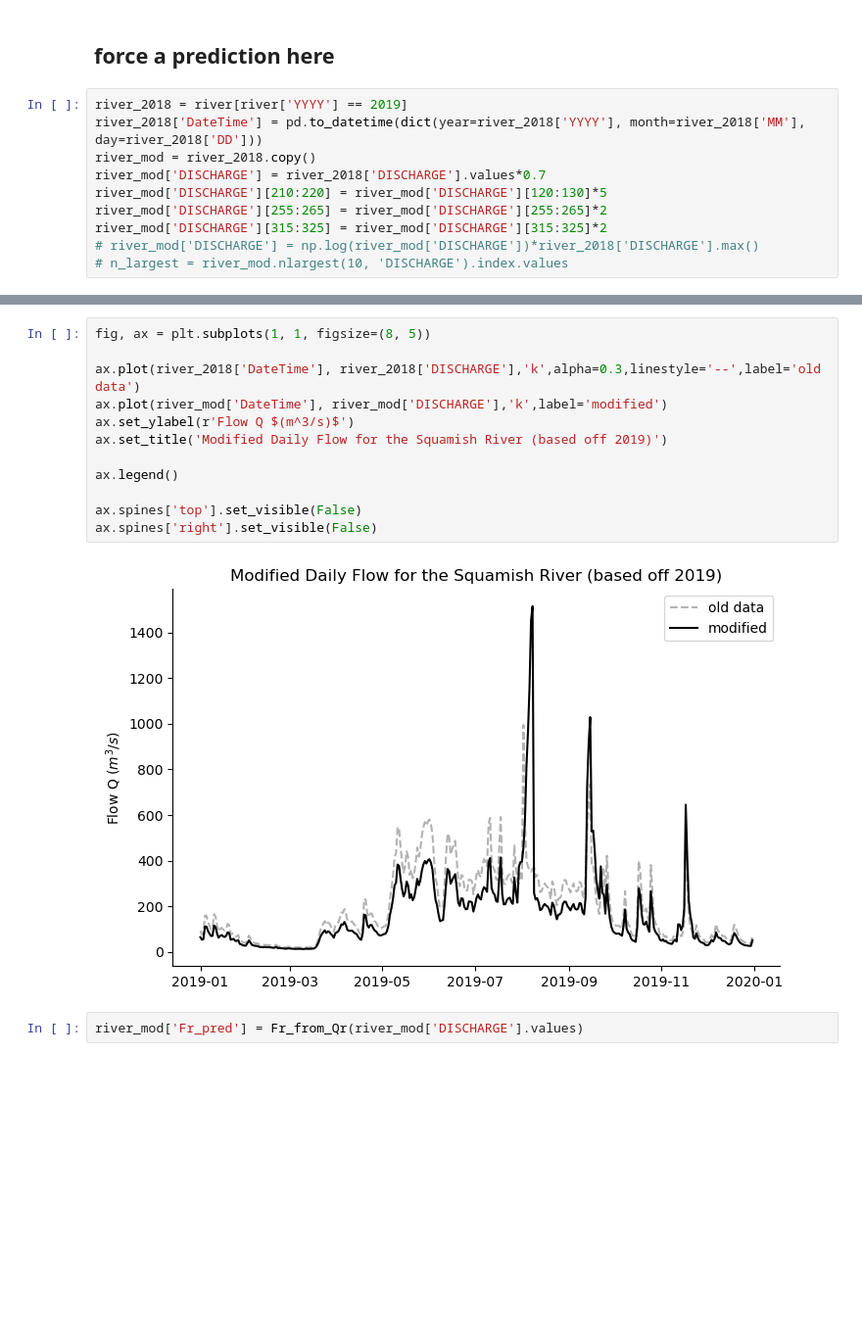
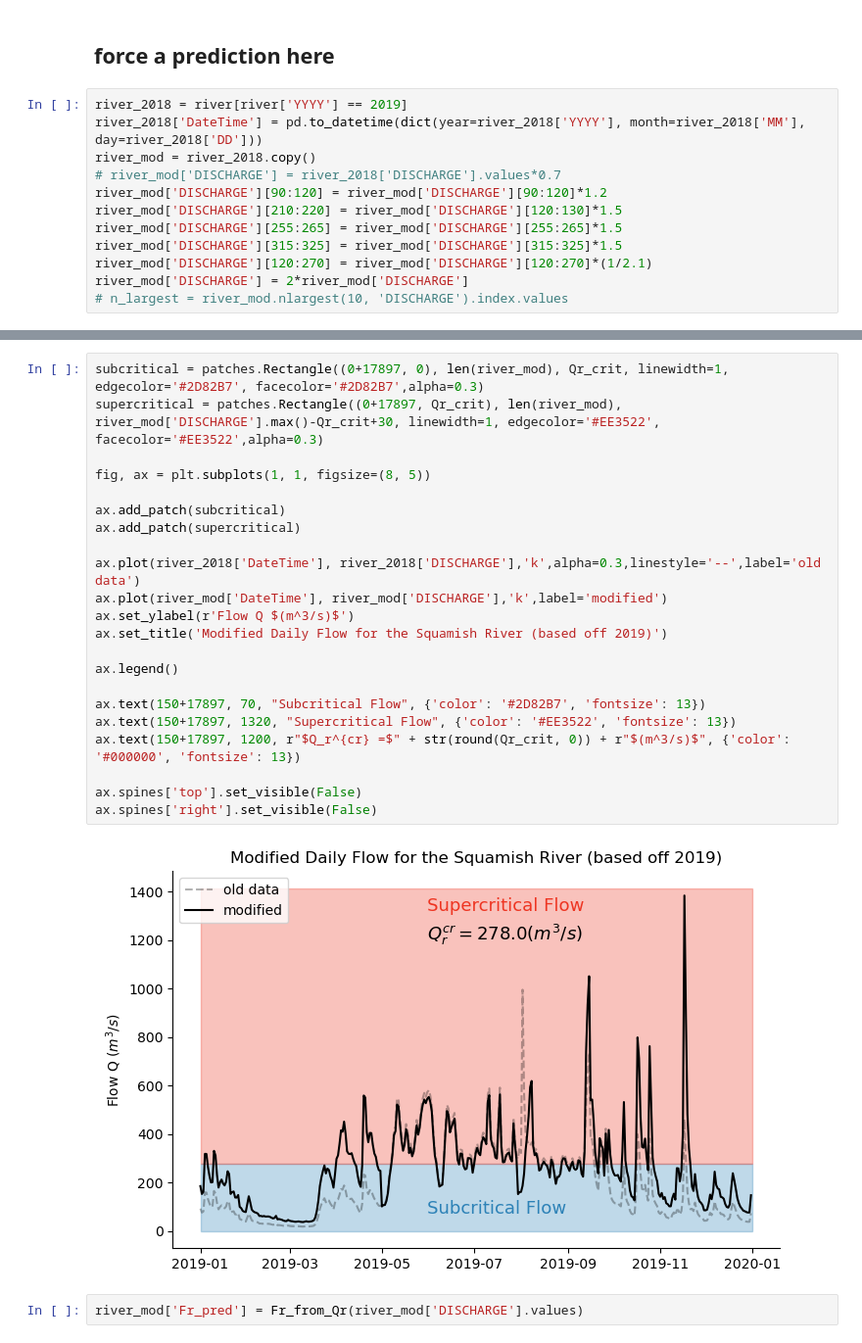
Before and after one commit to SalishSeaCast/analysis-cassidy, a Jupyter notebook: notebooks/civil541/sw_results_analysis.ipynb, the cells around one changed output, grey strips where cells are left out. Shown at 98% size. Cells and saved outputs as stored; diff of their text form; blank space fills up the shorter version.

```diff
--- a/notebooks/civil541/sw_results_analysis.ipynb
+++ b/notebooks/civil541/sw_results_analysis.ipynb
@@ -221,11 +285,13 @@ Percent subcritical: 65.0
 river_2018 = river[river['YYYY'] == 2019]
 river_2018['DateTime'] = pd.to_datetime(dict(year=river_2018['YYYY'], month=river_2018['MM'], day=river_2018['DD']))
 river_mod = river_2018.copy()
-river_mod['DISCHARGE'] = river_2018['DISCHARGE'].values*0.7
-river_mod['DISCHARGE'][210:220] = river_mod['DISCHARGE'][120:130]*5
-river_mod['DISCHARGE'][255:265] = river_mod['DISCHARGE'][255:265]*2
-river_mod['DISCHARGE'][315:325] = river_mod['DISCHARGE'][315:325]*2
-# river_mod['DISCHARGE'] = np.log(river_mod['DISCHARGE'])*river_2018['DISCHARGE'].max()
+# river_mod['DISCHARGE'] = river_2018['DISCHARGE'].values*0.7
+river_mod['DISCHARGE'][90:120] = river_mod['DISCHARGE'][90:120]*1.2
+river_mod['DISCHARGE'][210:220] = river_mod['DISCHARGE'][120:130]*1.5
+river_mod['DISCHARGE'][255:265] = river_mod['DISCHARGE'][255:265]*1.5
+river_mod['DISCHARGE'][315:325] = river_mod['DISCHARGE'][315:325]*1.5
+river_mod['DISCHARGE'][120:270] = river_mod['DISCHARGE'][120:270]*(1/2.1)
+river_mod['DISCHARGE'] = 2*river_mod['DISCHARGE']
 # n_largest = river_mod.nlargest(10, 'DISCHARGE').index.values
 # %% [output]
 A value is trying to be set on a copy of a slice from a DataFrame.
@@ -252,17 +334,27 @@ See the caveats in the documentation: https://pandas.pydata.org/pandas-docs/stab
 # %%
+subcritical = patches.Rectangle((0+17897, 0), len(river_mod), Qr_crit, linewidth=1, edgecolor='#2D82B7', facecolor='#2D82B7',alpha=0.3)
+supercritical = patches.Rectangle((0+17897, Qr_crit), len(river_mod), river_mod['DISCHARGE'].max()-Qr_crit+30, linewidth=1, edgecolor='#EE3522', facecolor='#EE3522',alpha=0.3)
+
 fig, ax = plt.subplots(1, 1, figsize=(8, 5))
+
+ax.add_patch(subcritical)
+ax.add_patch(supercritical)
 
 ax.plot(river_2018['DateTime'], river_2018['DISCHARGE'],'k',alpha=0.3,linestyle='--',label='old data')
 ax.plot(river_mod['DateTime'], river_mod['DISCHARGE'],'k',label='modified')
 ax.set_ylabel(r'Flow Q $(m^3/s)$')
 ax.set_title('Modified Daily Flow for the Squamish River (based off 2019)')
 
 ax.legend()
 
+ax.text(150+17897, 70, "Subcritical Flow", {'color': '#2D82B7', 'fontsize': 13})
+ax.text(150+17897, 1320, "Supercritical Flow", {'color': '#EE3522', 'fontsize': 13})
+ax.text(150+17897, 1200, r"$Q_r^{cr} =$" + str(round(Qr_crit, 0)) + r"$(m^3/s)$", {'color': '#000000', 'fontsize': 13})
+
 ax.spines['top'].set_visible(False)
 ax.spines['right'].set_visible(False)
 # %% [output]
-[figure, old version]
+[figure, new version]
 # %%
 river_mod['Fr_pred'] = Fr_from_Qr(river_mod['DISCHARGE'].values)
 # %%
```
Also changed, not shown: parts of 16 cells of this notebook, 1 other file.
